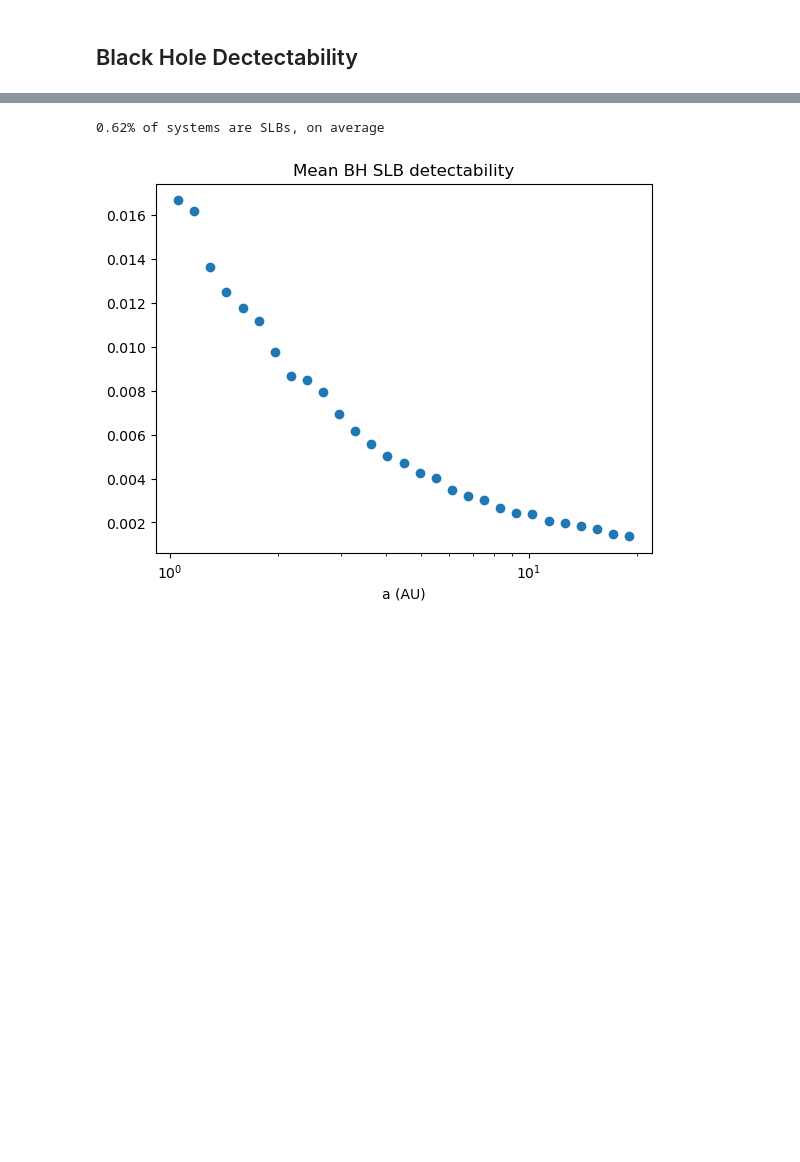
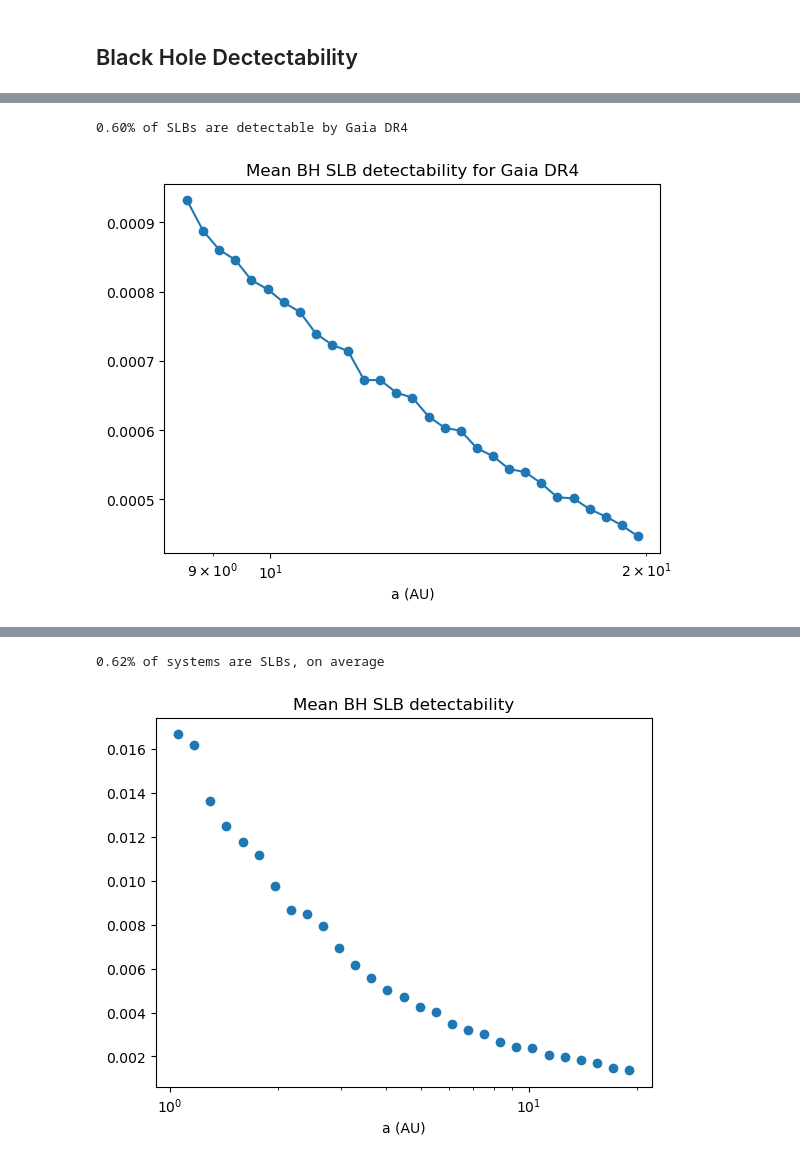
Before and after one commit to lmanqiwang/SLBlensing, a Jupyter notebook: probability_calc.ipynb, the cells around one changed output, grey strips where cells are left out. Cells and saved outputs as stored; diff of their text form; code cells hidden in the pictures; blank space fills up the shorter version.

```diff
--- a/probability_calc.ipynb
+++ b/probability_calc.ipynb
@@ -21,6 +21,9 @@ def p_slb(r_E, r_star=1.0*u.Rsun, a=1.0*u.au, e=0.0, f=0.0):
     cosE = (e + np.cos(f)) / (1 + e*np.cos(f))
     denom = a * (1 - e*cosE)
     return (r_E + r_star.to(u.pc)) / denom.to(u.pc)
+# %%
+def p_slb_circ(r_E, r_star=1.0*u.Rsun, a=1.0*u.au):
+    return (r_E + r_star.to(u.pc)) / a.to(u.pc)
 # %% [markdown]
 ## Black Hole Dectectability ##
 # %%
@@ -42,0 +84,49 @@ r_E = einstein_radius(Mlens, dlens, a, inc)
+# %%
+theta_mas = ((r_E / dlens) * u.rad).to_value(u.mas)
+
+gaia_mask = (theta_mas > 0.01)
+gaia_fraction = p_c[gaia_mask]
+
+# plt.plot(a[gaia_mask], gaia_fraction)
+# plt.hist(
+#     a[gaia_mask],
+#     bins=50,
+#     weights=gaia_fraction.value,
+#     density=True
+# )
+# plt.xlabel("a (AU)")
+# plt.ylabel("Dectactability of BH SLBs")
+# plt.show()
+
+a_sel = a[gaia_mask].value
+p_sel = gaia_fraction.value
+
+slb_dectect_4 = np.sum(gaia_mask) / p_c.size
+
+print(f"{slb_dectect_4:.2%} of SLBs are detectable by Gaia DR4")
+
+bins = np.logspace(
+    np.log10(a_sel.min()),
+    np.log10(a_sel.max()),
+    30
+)
+
+bin_centers = 0.5 * (bins[1:] + bins[:-1])
+
+detectability = []
+for i in range(len(bins) - 1):
+    m = (a_sel >= bins[i]) & (a_sel < bins[i+1])
+    if np.any(m):
+        detectability.append(p_sel[m].mean())
+    else:
+        detectability.append(np.nan)
+
+plt.scatter(bin_centers, detectability)
+plt.plot(bin_centers, detectability)
+plt.xscale("log")
+plt.xlabel("a (AU)")
+plt.title("Mean BH SLB detectability for Gaia DR4")
+plt.show()
+# %% [output]
+0.60% of SLBs are detectable by Gaia DR4
+[figure, added]
```
Also changed, not shown: parts of 2 cells of this notebook, 1 other file.
